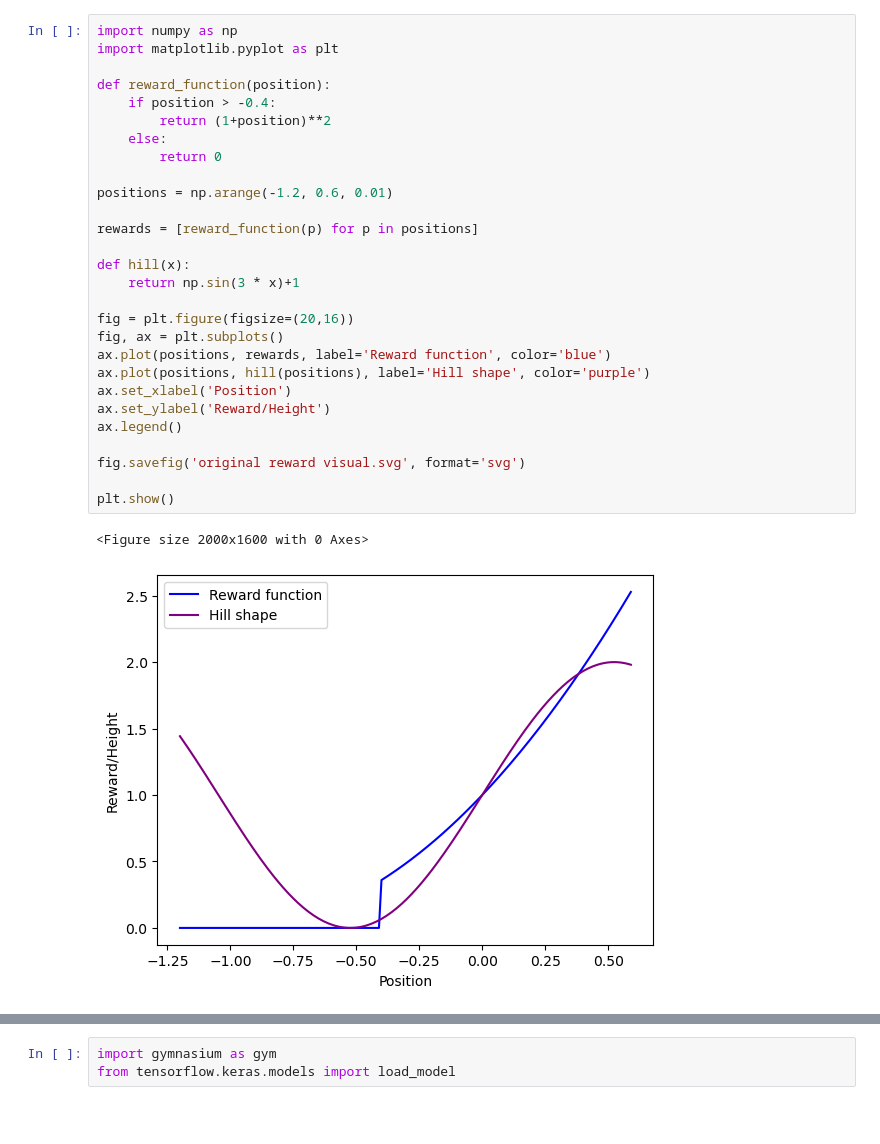
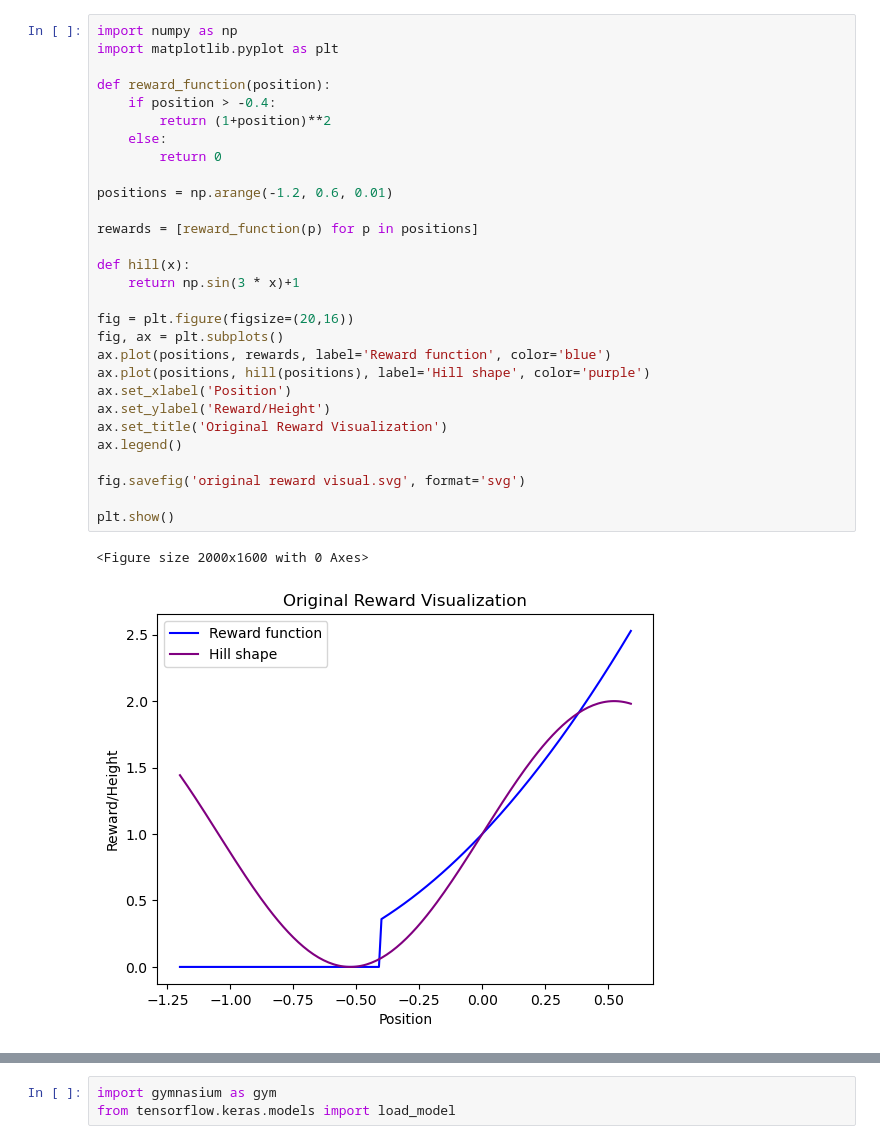
Before and after one commit to oscaro00/Math156_Project, a Jupyter notebook: mountaincar/visualizations.ipynb, the cells around one changed output, grey strips where cells are left out. Saved outputs shown, nothing was run; the diff lists cells and outputs as text; blank space fills up the shorter version.

Commit message:
add more visualizations

```diff
--- a/mountaincar/visualizations.ipynb
+++ b/mountaincar/visualizations.ipynb
@@ -1,34 +1,35 @@
 # %%
 import numpy as np
 import matplotlib.pyplot as plt
 
 def reward_function(position):
     if position > -0.4:
         return (1+position)**2
     else:
         return 0
 
 positions = np.arange(-1.2, 0.6, 0.01)
 
 rewards = [reward_function(p) for p in positions]
 
 def hill(x):
     return np.sin(3 * x)+1
 
 fig = plt.figure(figsize=(20,16))
 fig, ax = plt.subplots()
 ax.plot(positions, rewards, label='Reward function', color='blue')
 ax.plot(positions, hill(positions), label='Hill shape', color='purple')
 ax.set_xlabel('Position')
 ax.set_ylabel('Reward/Height')
+ax.set_title('Original Reward Visualization')
 ax.legend()
 
 fig.savefig('original reward visual.svg', format='svg')
 
 plt.show()
 # %% [output]
 <Figure size 2000x1600 with 0 Axes>
-[figure, old version]
+[figure, new version]
 # %%
 import numpy as np
 import matplotlib.pyplot as plt
```
Also changed, not shown: parts of 3 cells of this notebook, 4 other files.
